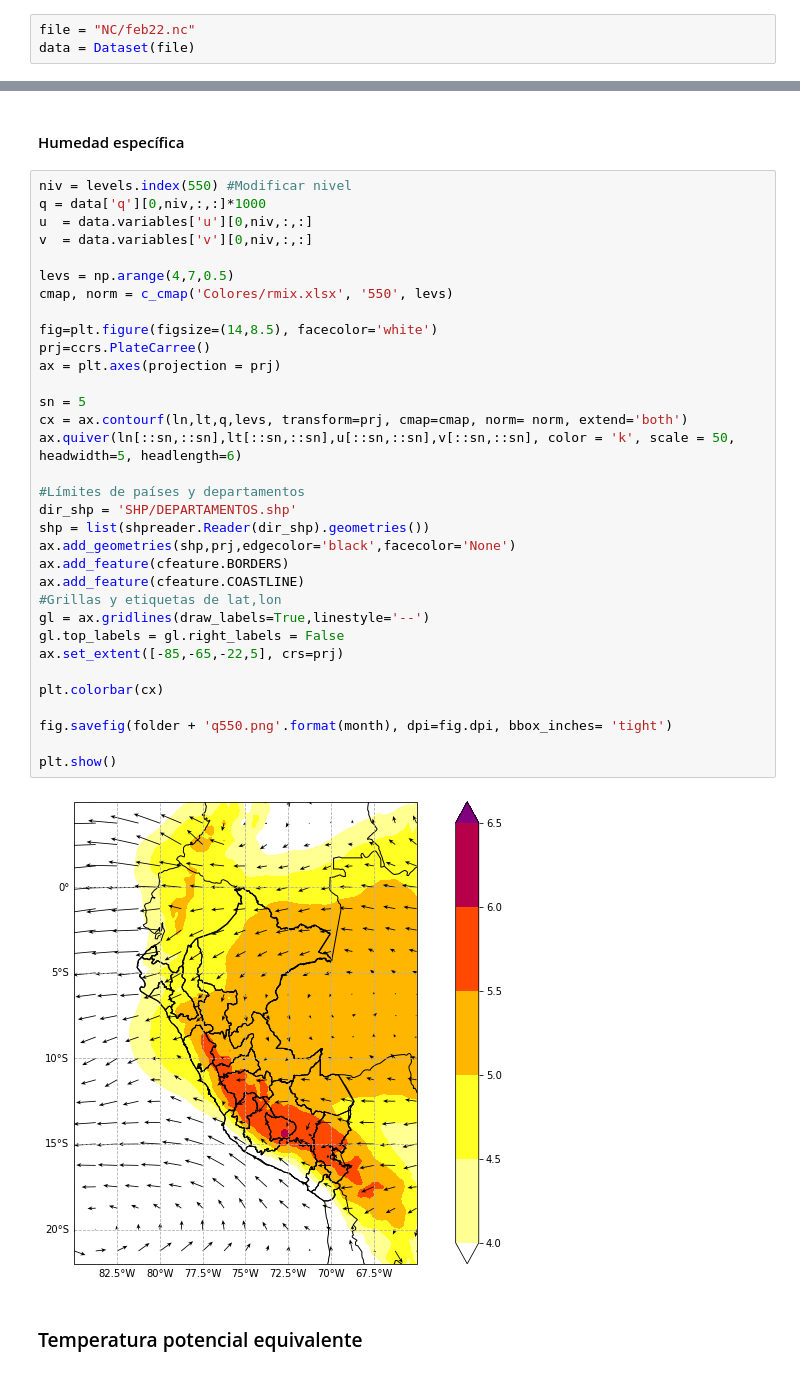
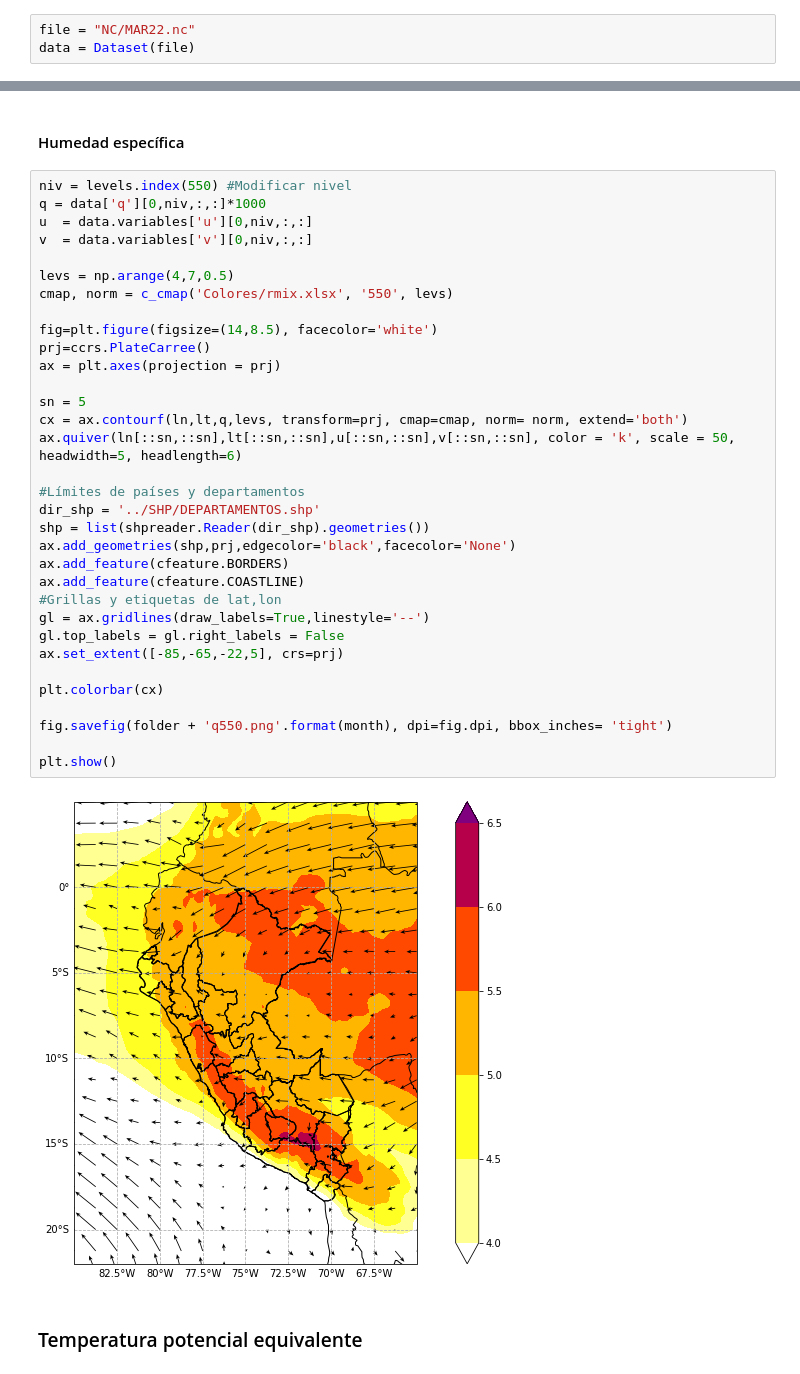
Before and after one commit to rosepb28/ERA5, a Jupyter notebook: era5.ipynb, the cells around one changed output, grey strips where cells are left out. Drawn from its saved outputs; the diff is of its cells as text.

```diff
--- a/era5.ipynb
+++ b/era5.ipynb
@@ -60,7 +61,7 @@ Result(content_length=27113052,content_type=application/x-netcdf,location=https:
 # %% [markdown]
 ## Lectura de archivo
 # %%
-file = "NC/feb22.nc"
+file = "NC/MAR22.nc"
 data = Dataset(file)
 # %%
 for v in data.variables.keys():
@@ -242,34 +241,34 @@ q = data['q'][0,niv,:,:]*1000
 u  = data.variables['u'][0,niv,:,:]
 v  = data.variables['v'][0,niv,:,:]
 
 levs = np.arange(4,7,0.5)
 cmap, norm = c_cmap('Colores/rmix.xlsx', '550', levs)
 
 fig=plt.figure(figsize=(14,8.5), facecolor='white')
 prj=ccrs.PlateCarree()
 ax = plt.axes(projection = prj)
 
 sn = 5
 cx = ax.contourf(ln,lt,q,levs, transform=prj, cmap=cmap, norm= norm, extend='both')
 ax.quiver(ln[::sn,::sn],lt[::sn,::sn],u[::sn,::sn],v[::sn,::sn], color = 'k', scale = 50, headwidth=5, headlength=6)
 
 #Límites de países y departamentos
-dir_shp = 'SHP/DEPARTAMENTOS.shp'
+dir_shp = '../SHP/DEPARTAMENTOS.shp'
 shp = list(shpreader.Reader(dir_shp).geometries())
 ax.add_geometries(shp,prj,edgecolor='black',facecolor='None')
 ax.add_feature(cfeature.BORDERS)
 ax.add_feature(cfeature.COASTLINE)
 #Grillas y etiquetas de lat,lon
 gl = ax.gridlines(draw_labels=True,linestyle='--')
 gl.top_labels = gl.right_labels = False
 ax.set_extent([-85,-65,-22,5], crs=prj)
 
 plt.colorbar(cx)
 
 fig.savefig(folder + 'q550.png'.format(month), dpi=fig.dpi, bbox_inches= 'tight')
 
 plt.show()
 # %% [output]
-[figure, old version]
+[figure, new version]
 # %% [markdown]
 ### Temperatura potencial equivalente
```
Also changed, not shown: parts of 8 cells of this notebook, 7 other files.
